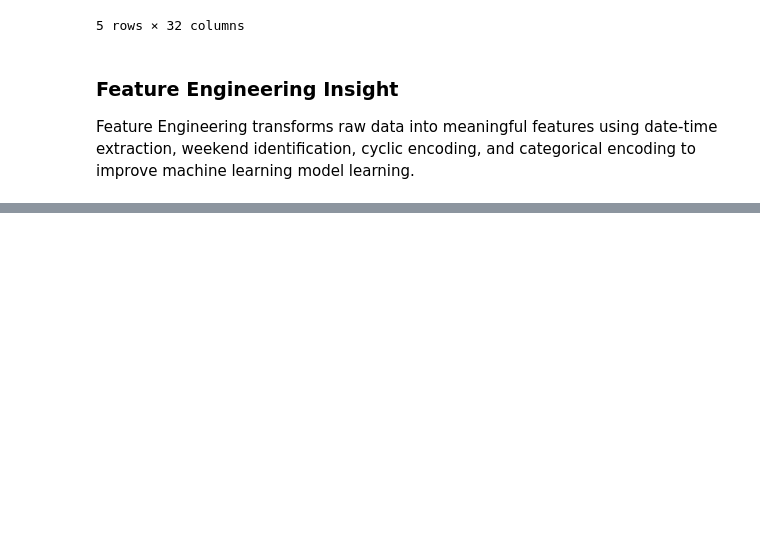
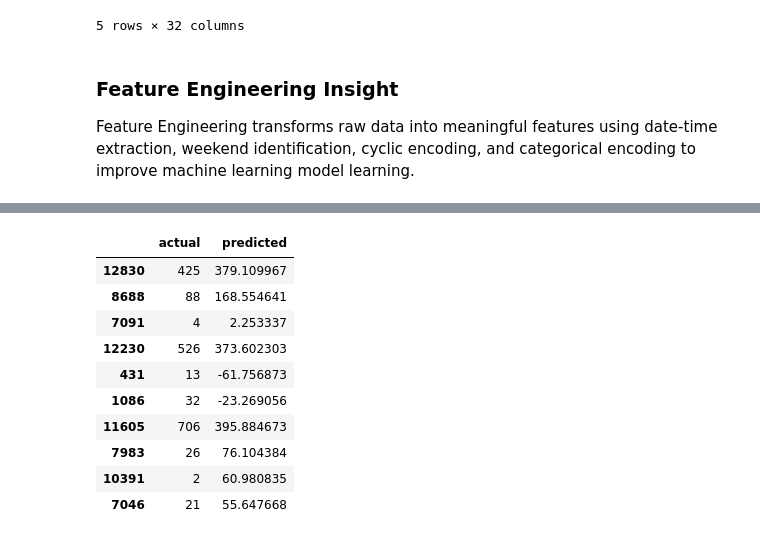
Before and after one commit to khanrayhan44/bike-rental-prediction, a Jupyter notebook: notebooks/03_feature_engineering.ipynb, the cells around one changed output, grey strips where cells are left out. Saved outputs shown, nothing was run; the diff lists cells and outputs as text; code cells hidden in the pictures; blank space fills up the shorter version.

```diff
--- a/notebooks/03_feature_engineering.ipynb
+++ b/notebooks/03_feature_engineering.ipynb
@@ -87,0 +178,19 @@ Feature Engineering transforms raw data into meaningful features using date-time
+# %%
+comparison = pd.DataFrame({
+    "actual" : y_test,
+    "predicted" : prediction
+})
+
+comparison.head(10)
+# %% [output]
+|  | actual | predicted |
+| 12830 | 425 | 379.109967 |
+| 8688 | 88 | 168.554641 |
+| 7091 | 4 | 2.253337 |
+| 12230 | 526 | 373.602303 |
+| 431 | 13 | -61.756873 |
+| 1086 | 32 | -23.269056 |
+| 11605 | 706 | 395.884673 |
+| 7983 | 26 | 76.104384 |
+| 10391 | 2 | 60.980835 |
+| 7046 | 21 | 55.647668 |
```
Also changed, not shown: parts of 12 cells of this notebook.
